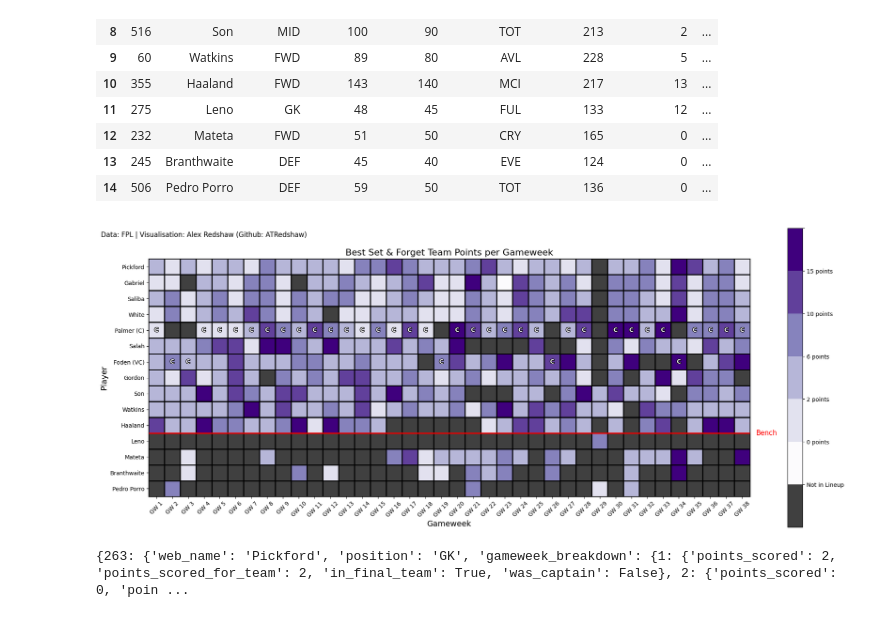
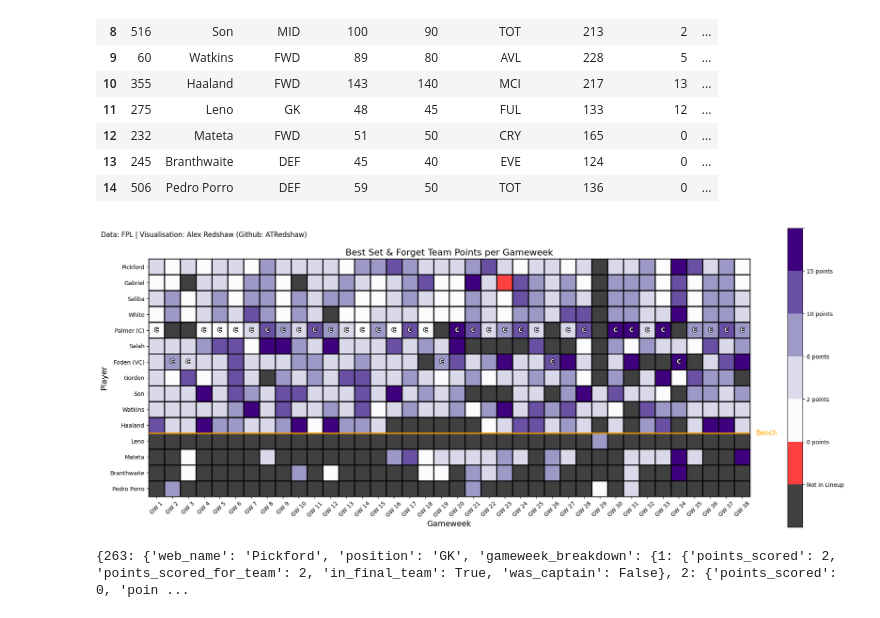
Before and after one commit to ARedshaw02/fpl-hindsight-optimiser, a Jupyter notebook: set_and_forget/exploration_set_and_forget.ipynb, the cells around one changed output. Drawn from its saved outputs; the diff is of its cells as text; code cells hidden in the pictures.

```diff
--- a/set_and_forget/exploration_set_and_forget.ipynb
+++ b/set_and_forget/exploration_set_and_forget.ipynb
@@ -134,11 +134,12 @@ def visualise_player_point_breakdown(df):
     # Get current gameweek
     current_gw = get_current_gameweek(get_fpl_data())
 
-    # Define bins and colors
+    # Define bins and colours
     bins = [-99, -10, 0, 2, 6, 10, 15, np.inf]
-    colors = plt.cm.Purples(np.linspace(0, 1, 6)).tolist()
+    colours = plt.cm.Purples(np.linspace(0, 1, 5)).tolist()
+    negative_points_colour = mcolors.to_rgba('#FFA500', alpha=0.75)
     black = mcolors.to_rgba('#000000', alpha=0.75)
-    colors = [black] + colors
+    colours = [black] + [negative_points_colour] + colours
 
     # Define bin labels
     bin_labels = ['Not in Lineup', '0 points', '2 points', '6 points', '10 points', '15 points', ' ']
@@ -160,14 +161,14 @@ def visualise_player_point_breakdown(df):
     # Create a figure and axis
     fig, ax = plt.subplots(figsize=(12, 8))
 
-    # Create a colormap from the colors
-    cmap = plt.cm.colors.ListedColormap(colors)
+    # Create a colormap from the colours
+    cmap = plt.cm.colors.ListedColormap(colours)
 
     # Plot the grid using imshow
     im = ax.imshow(grid_data, cmap=cmap, vmin=-1, vmax=len(bins)-2)
 
     # Add a colorbar with the bin labels
-    cbar = plt.colorbar(im, ax=ax, ticks=np.arange(len(colors)))
+    cbar = plt.colorbar(im, ax=ax, ticks=np.arange(len(colours)))
     cbar.ax.set_yticklabels(bin_labels)
 
     # Set the title and labels
@@ -199,34 +200,34 @@ def visualise_player_point_breakdown(df):
                 if row['is_captain']:
                     text = ax.text(j-1, i, 'C', ha='center', va='center', color='w', fontweight='bold')
                     text.set_path_effects([PathEffects.withStroke(linewidth=2, foreground='k')])
                 elif row['is_vice_captain'] and not df.loc[df['is_captain'], gw_in_team_col].any():
                     text = ax.text(j-1, i, 'C', ha='center', va='center', color='w', fontweight='bold')
                     text.set_path_effects([PathEffects.withStroke(linewidth=2, foreground='k')])
 
     ax.set_xticks(np.arange(-0.5, current_gw, 1), minor=True)
     ax.set_yticks(np.arange(-0.5, len(df), 1), minor=True)
     ax.grid(which='minor', color='black', linewidth=2)
     ax.tick_params(which='minor', size=0)
 
     plt.subplots_adjust(left=0.15, right=0.95, bottom=0.15, top=0.9)
 
     # Set fig size
     fig.set_size_inches(20, 8)
     plt.tight_layout()
 
     # Add plot caption
     ax.text(3, -2, "Data: FPL | Visualisation: Alex Redshaw (Github: ATRedshaw)", ha='center', va='center', fontsize=12)
 
     # Save the figure
     plt.savefig(f'visualisations/{year}/set_and_forget_player_point_breakdown.png', dpi=300)
 
     # Display the plot
     plt.show()
 
 # Call the function using the engineered dataframe
 visualise_player_point_breakdown(add_captaincy_vice_captaincy_to_web_name(engineered_df))
 # %% [output]
-[figure, old version]
+[figure, new version]
 # %%
 def did_captain_play(gw, df):
     return df.loc[df['is_captain'], f'gw_{gw}_in_team'].any()
```
Also changed, not shown: 3 other files.
